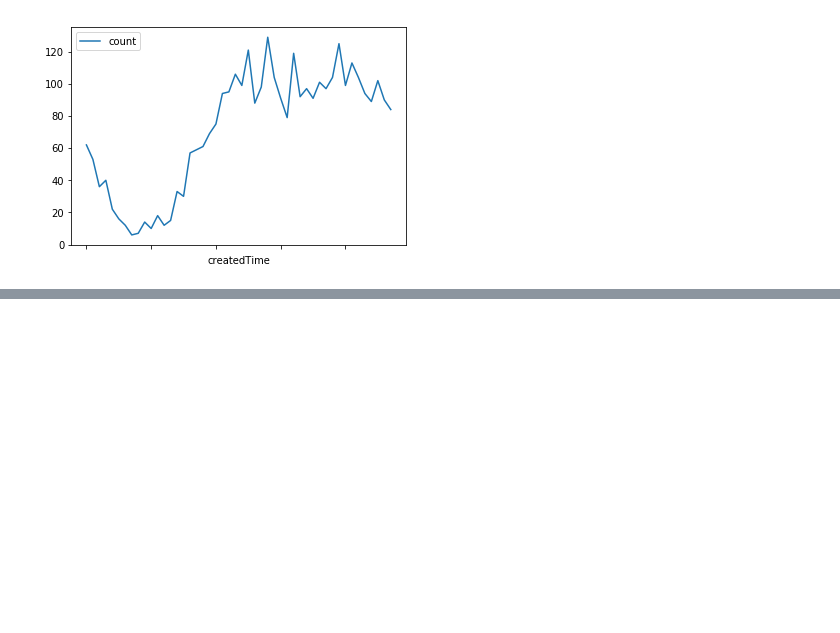
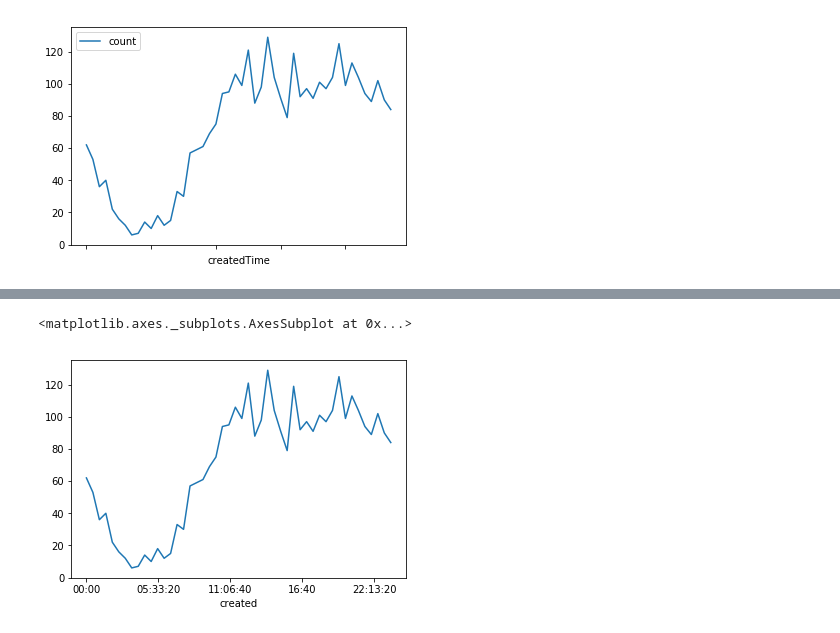
Before and after one commit to MartinRosasSommer/Datos2019, a Jupyter notebook: analisis-LucasOtero.ipynb, the cells around one changed output, grey strips where cells are left out. Saved outputs shown, nothing was run; the diff lists cells and outputs as text; code cells hidden in the pictures; blank space fills up the shorter version.

```diff
--- a/analisis-LucasOtero.ipynb
+++ b/analisis-LucasOtero.ipynb
@@ -161,2 +161,7 @@ plt.legend()
+# %%
+installsIn30MinutesPeriods.plot()
+# %% [output]
+<matplotlib.axes._subplots.AxesSubplot at 0x...>
+[figure, added]
 # %%
 #Es importante que la brecha entre clicks y auctions sea baja para que rinda más el dinero invertido
```
Also changed, not shown: parts of 7 cells of this notebook.
